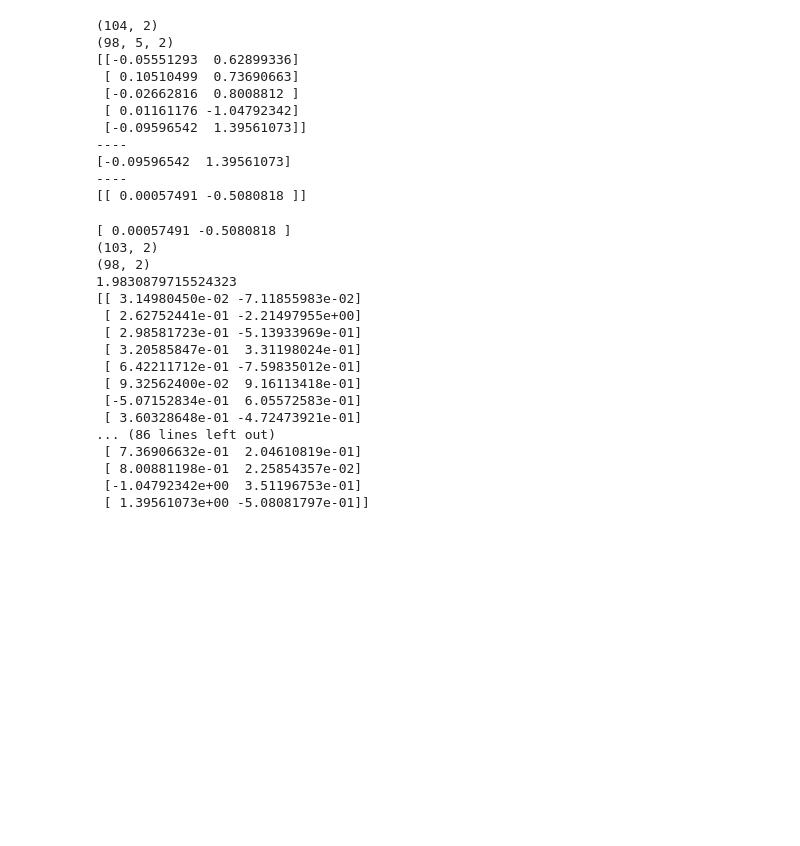
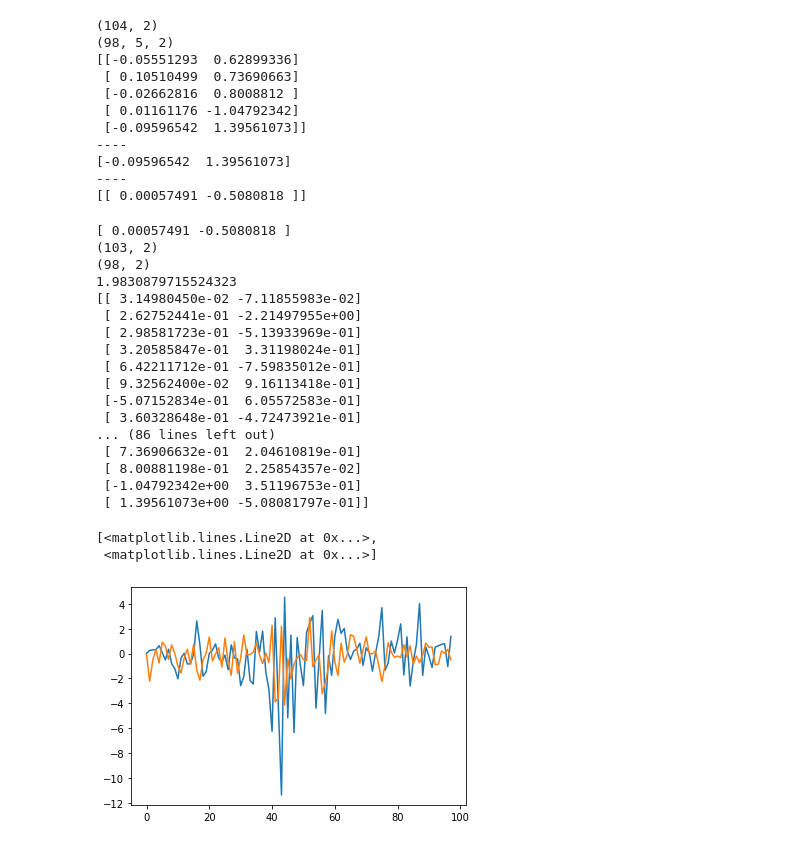
Before and after one commit to news-scrapers/twitter-data-scripts-analysis, a Jupyter notebook: stationality_causality_stocks_tweets/prophet_anomaly_notebook.ipynb, the cells around one changed output. Saved outputs shown, nothing was run; the diff lists cells and outputs as text; code cells hidden in the pictures; blank space fills up the shorter version.

```diff
--- a/stationality_causality_stocks_tweets/prophet_anomaly_notebook.ipynb
+++ b/stationality_causality_stocks_tweets/prophet_anomaly_notebook.ipynb
@@ -311,30 +311,34 @@ print(forecasted.shape)
 y_pred = forecasted[:,1:]
 y_train = df_diff.price.values[lag_order:]
 
 M = np.column_stack((y_train, y_pred))
 
 from sklearn.metrics import classification_report
 from sklearn.metrics import mean_absolute_error
 
 print(mean_absolute_error(y_train, y_pred))
 
 
 print(M)
+plt.plot(M)
 # %% [output]
 [ 0.00057491 -0.5080818 ]
 (103, 2)
 (98, 2)
 1.9830879715524323
 [[ 3.14980450e-02 -7.11855983e-02]
  [ 2.62752441e-01 -2.21497955e+00]
  [ 2.98581723e-01 -5.13933969e-01]
  [ 3.20585847e-01  3.31198024e-01]
  [ 6.42211712e-01 -7.59835012e-01]
  [ 9.32562400e-02  9.16113418e-01]
  [-5.07152834e-01  6.05572583e-01]
  [ 3.60328648e-01 -4.72473921e-01]
 ... (86 lines left out)
  [ 7.36906632e-01  2.04610819e-01]
  [ 8.00881198e-01  2.25854357e-02]
  [-1.04792342e+00  3.51196753e-01]
  [ 1.39561073e+00 -5.08081797e-01]]
+[<matplotlib.lines.Line2D at 0x...>,
+ <matplotlib.lines.Line2D at 0x...>]
+[figure, added]
```
Also changed, not shown: 2 other files.
